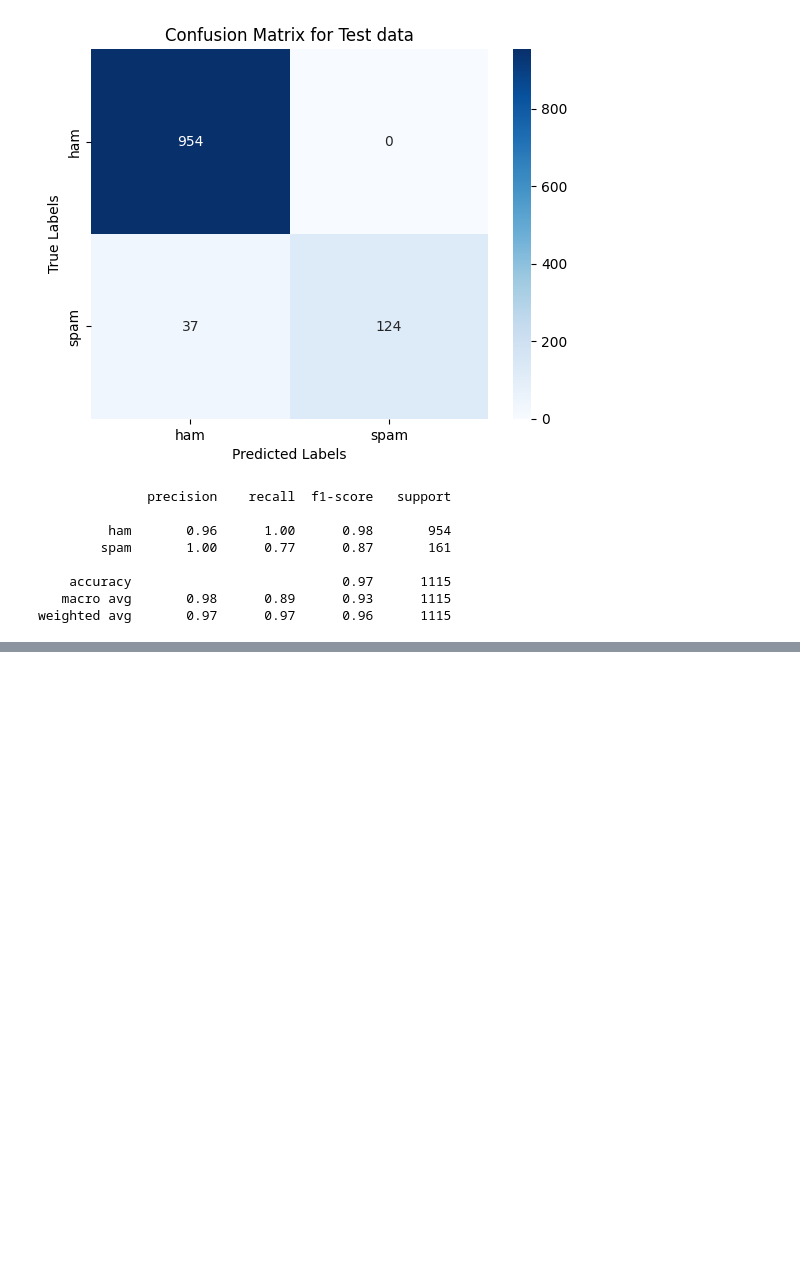
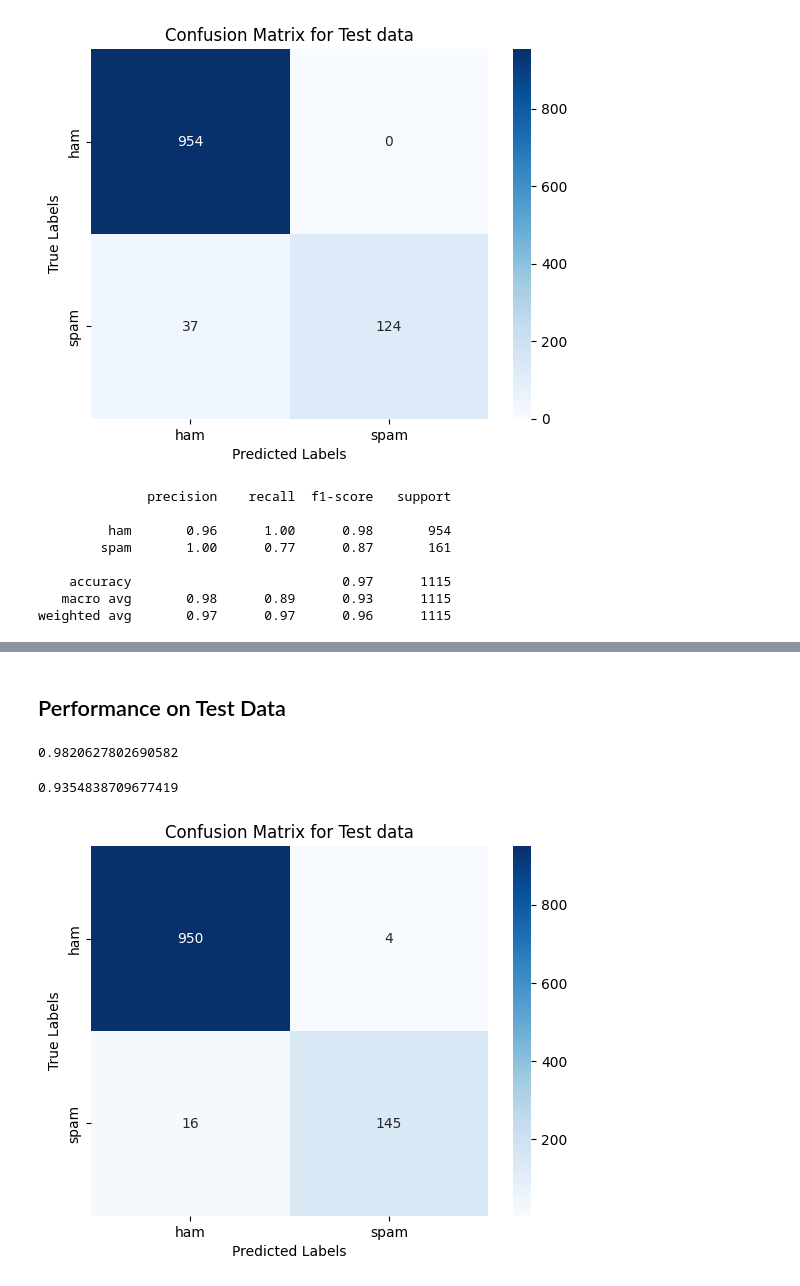
Before and after one commit to U1Kemp/AppliedMachineLearning, a Jupyter notebook: Assignment1/train.ipynb, the cells around one changed output, grey strips where cells are left out. Cells and saved outputs as stored; diff of their text form; code cells hidden in the pictures; blank space fills up the shorter version.

```diff
--- a/Assignment1/train.ipynb
+++ b/Assignment1/train.ipynb
@@ -140,0 +391,21 @@ weighted avg       0.97      0.97      0.96      1115
+# %% [markdown]
+## Performance on Test Data
+# %%
+predictions = svm_classifier.predict(msg_test['message'])
+accuracy_score(msg_test['label'], predictions)
+# %% [output]
+0.9820627802690582
+# %%
+f1_score(msg_test['label'], predictions, pos_label='spam')
+# %% [output]
+0.9354838709677419
+# %%
+cm = confusion_matrix(msg_test['label'], predictions)
+# Plot the confusion matrix
+sns.heatmap(cm, annot=True, cmap='Blues', fmt='d', xticklabels=['ham', 'spam'], yticklabels=['ham','spam'])
+plt.title('Confusion Matrix for Test data')
+plt.xlabel('Predicted Labels')
+plt.ylabel('True Labels')
+plt.show()
+# %% [output]
+[figure, added]
```
Also changed, not shown: parts of 41 cells of this notebook.
